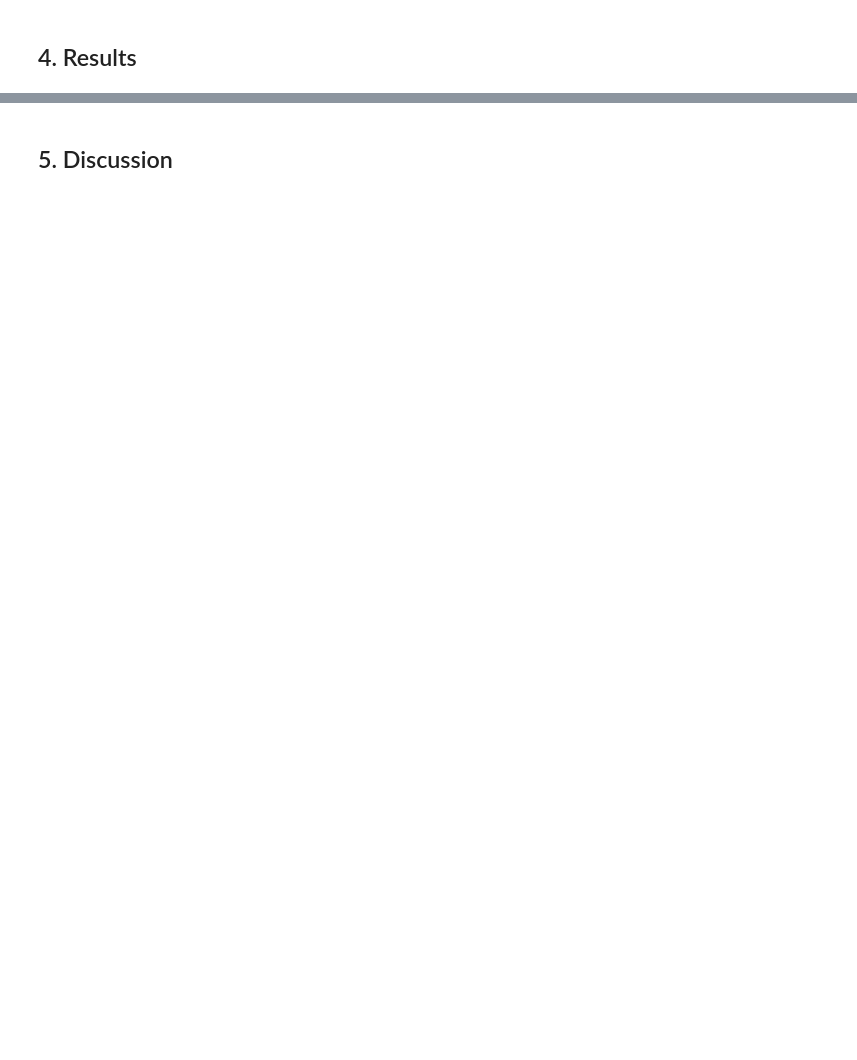
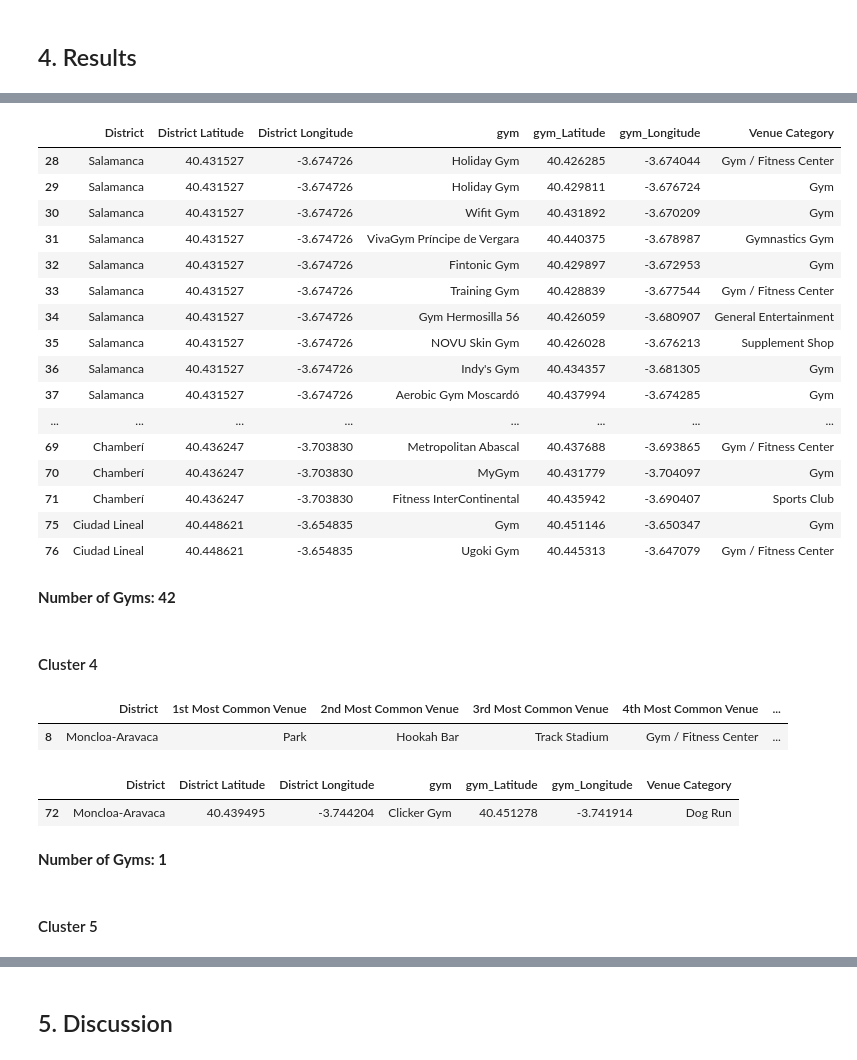
Before and after one commit to jorgemtzh/Coursera_Capstone, a Jupyter notebook: Report.ipynb, the cells around one changed output, grey strips where cells are left out. Saved outputs shown, nothing was run; the diff lists cells and outputs as text; code cells hidden in the pictures; blank space fills up the shorter version.

```diff
--- a/Report.ipynb
+++ b/Report.ipynb
@@ -33,0 +386,38 @@ Both APIs provide geolocation of different business, in our case we will be inte
+# %%
+madrid_gyms[madrid_gyms["District"].isin(cluster3["District"])]
+# %% [output]
+|  | District | District Latitude | District Longitude | gym | gym_Latitude | gym_Longitude | Venue Category |
+| 28 | Salamanca | 40.431527 | -3.674726 | Holiday Gym | 40.426285 | -3.674044 | Gym / Fitness Center |
+| 29 | Salamanca | 40.431527 | -3.674726 | Holiday Gym | 40.429811 | -3.676724 | Gym |
+| 30 | Salamanca | 40.431527 | -3.674726 | Wifit Gym | 40.431892 | -3.670209 | Gym |
+| 31 | Salamanca | 40.431527 | -3.674726 | VivaGym Príncipe de Vergara | 40.440375 | -3.678987 | Gymnastics Gym |
+| 32 | Salamanca | 40.431527 | -3.674726 | Fintonic Gym | 40.429897 | -3.672953 | Gym |
+| 33 | Salamanca | 40.431527 | -3.674726 | Training Gym | 40.428839 | -3.677544 | Gym / Fitness Center |
+| 34 | Salamanca | 40.431527 | -3.674726 | Gym Hermosilla 56 | 40.426059 | -3.680907 | General Entertainment |
+| 35 | Salamanca | 40.431527 | -3.674726 | NOVU Skin Gym | 40.426028 | -3.676213 | Supplement Shop |
+| 36 | Salamanca | 40.431527 | -3.674726 | Indy's Gym | 40.434357 | -3.681305 | Gym |
+| 37 | Salamanca | 40.431527 | -3.674726 | Aerobic Gym Moscardó | 40.437994 | -3.674285 | Gym |
+| ... | ... | ... | ... | ... | ... | ... | ... |
+| 69 | Chamberí | 40.436247 | -3.703830 | Metropolitan Abascal | 40.437688 | -3.693865 | Gym / Fitness Center |
+| 70 | Chamberí | 40.436247 | -3.703830 | MyGym | 40.431779 | -3.704097 | Gym |
+| 71 | Chamberí | 40.436247 | -3.703830 | Fitness InterContinental | 40.435942 | -3.690407 | Sports Club |
+| 75 | Ciudad Lineal | 40.448621 | -3.654835 | Gym | 40.451146 | -3.650347 | Gym |
+| 76 | Ciudad Lineal | 40.448621 | -3.654835 | Ugoki Gym | 40.445313 | -3.647079 | Gym / Fitness Center |
+# %% [markdown]
+**Number of Gyms: 42**
+# %% [markdown]
+#### Cluster 4
+# %%
+cluster4
+# %% [output]
+|  | District | 1st Most Common Venue | 2nd Most Common Venue | 3rd Most Common Venue | 4th Most Common Venue | ... |
+| 8 | Moncloa-Aravaca | Park | Hookah Bar | Track Stadium | Gym / Fitness Center | ... |
+# %%
+madrid_gyms[madrid_gyms["District"].isin(cluster4["District"])]
+# %% [output]
+|  | District | District Latitude | District Longitude | gym | gym_Latitude | gym_Longitude | Venue Category |
+| 72 | Moncloa-Aravaca | 40.439495 | -3.744204 | Clicker Gym | 40.451278 | -3.741914 | Dog Run |
+# %% [markdown]
+**Number of Gyms: 1**
+# %% [markdown]
+#### Cluster 5
```
Also changed, not shown: parts of 92 cells of this notebook, 5 other files.
